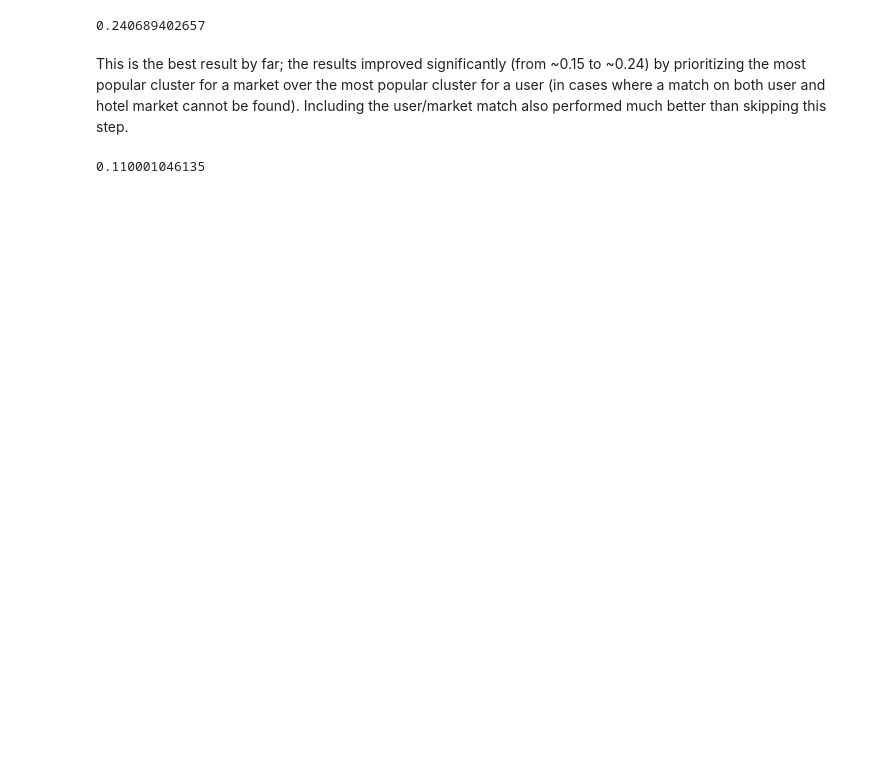
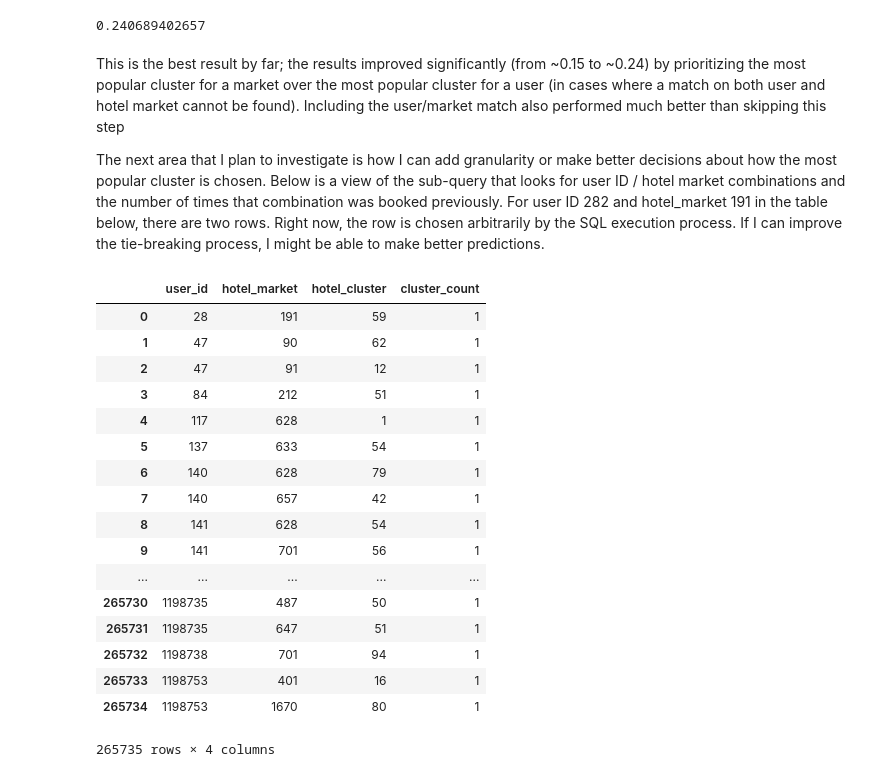
Before and after one commit to Bri-Will/class-project, a Jupyter notebook: Expedia_paper.ipynb, the cells around one changed output. Saved outputs shown, nothing was run; the diff lists cells and outputs as text; code cells hidden in the pictures; blank space fills up the shorter version.

```diff
--- a/Expedia_paper.ipynb
+++ b/Expedia_paper.ipynb
@@ -610,33 +611,35 @@ print metrics.accuracy_score(y_test, y_pred_class) # This is the accuracy
 # %% [output]
 0.240689402657
 # %% [markdown]
-This is the best result by far; the results improved significantly (from ~0.15 to ~0.24) by prioritizing the most popular cluster for a market over the most popular cluster for a user (in cases where a match on both user and hotel market cannot be found). Including the user/market match also performed much better than skipping this step.
+This is the best result by far; the results improved significantly (from ~0.15 to ~0.24) by prioritizing the most popular cluster for a market over the most popular cluster for a user (in cases where a match on both user and hotel market cannot be found). Including the user/market match also performed much better than skipping this step
+
+The next area that I plan to investigate is how I can add granularity or make better decisions about how the most popular cluster is chosen. Below is a view of the sub-query that looks for user ID / hotel market combinations and the number of times that combination was booked previously. For user ID 282 and hotel_market 191 in the table below, there are two rows. Right now, the row is chosen arbitrarily by the SQL execution process. If I can improve the tie-breaking process, I might be able to make better predictions.
-# %%
-# create feature matrix X
-
-#feature_cols = ['site_name', 'posa_continent', 'user_location_country',
-#                'user_location_city',  'user_id', 'hotel_market', 'srch_destination_type_id',
-#                'is_booking', 'user_location_region', 'hotel_continent', 'hotel_country',
-#                'is_mobile', 'is_package', 'srch_adults_cnt', 'srch_children_cnt',
-#                'orig_destination_distance', 'srch_rm_cnt',
-#                'duration', 'in_advance', 0, 1, 2, 3, 4]
-
-feature_cols = ['user_id', 'hotel_market', 'srch_children_cnt']
-
-X = small_train[feature_cols]
-y = small_train['hotel_cluster']
-
-X_train, X_test, y_train, y_test = train_test_split(X, y)
-
-# instantiate the model
-knn = KNeighborsClassifier(n_neighbors=3) # try knn with 10 first
-
-# train the model
-knn.fit(X_train, y_train)
-
-# make the prediction
-y_pred_class = knn.predict(X_test)
-
-print metrics.accuracy_score(y_test, y_pred_class) # This is the accuracy
-# %% [output]
-0.110001046135
+# %%
+q = """
+SELECT user_id, hotel_market, hotel_cluster, SUM(is_booking) AS cluster_count
+FROM small_train
+GROUP BY
+user_id, hotel_market, hotel_cluster
+"""
+
+test_table = pysqldf(q) # Execute the query and assign the results to a new dataframe
+test_table
+# %% [output]
+|  | user_id | hotel_market | hotel_cluster | cluster_count |
+| 0 | 28 | 191 | 59 | 1 |
+| 1 | 47 | 90 | 62 | 1 |
+| 2 | 47 | 91 | 12 | 1 |
+| 3 | 84 | 212 | 51 | 1 |
+| 4 | 117 | 628 | 1 | 1 |
+| 5 | 137 | 633 | 54 | 1 |
+| 6 | 140 | 628 | 79 | 1 |
+| 7 | 140 | 657 | 42 | 1 |
+| 8 | 141 | 628 | 54 | 1 |
+| 9 | 141 | 701 | 56 | 1 |
+| ... | ... | ... | ... | ... |
+| 265730 | 1198735 | 487 | 50 | 1 |
+| 265731 | 1198735 | 647 | 51 | 1 |
+| 265732 | 1198738 | 701 | 94 | 1 |
+| 265733 | 1198753 | 401 | 16 | 1 |
+| 265734 | 1198753 | 1670 | 80 | 1 |
+265735 rows × 4 columns
```
Also changed, not shown: parts of 4 cells of this notebook.
